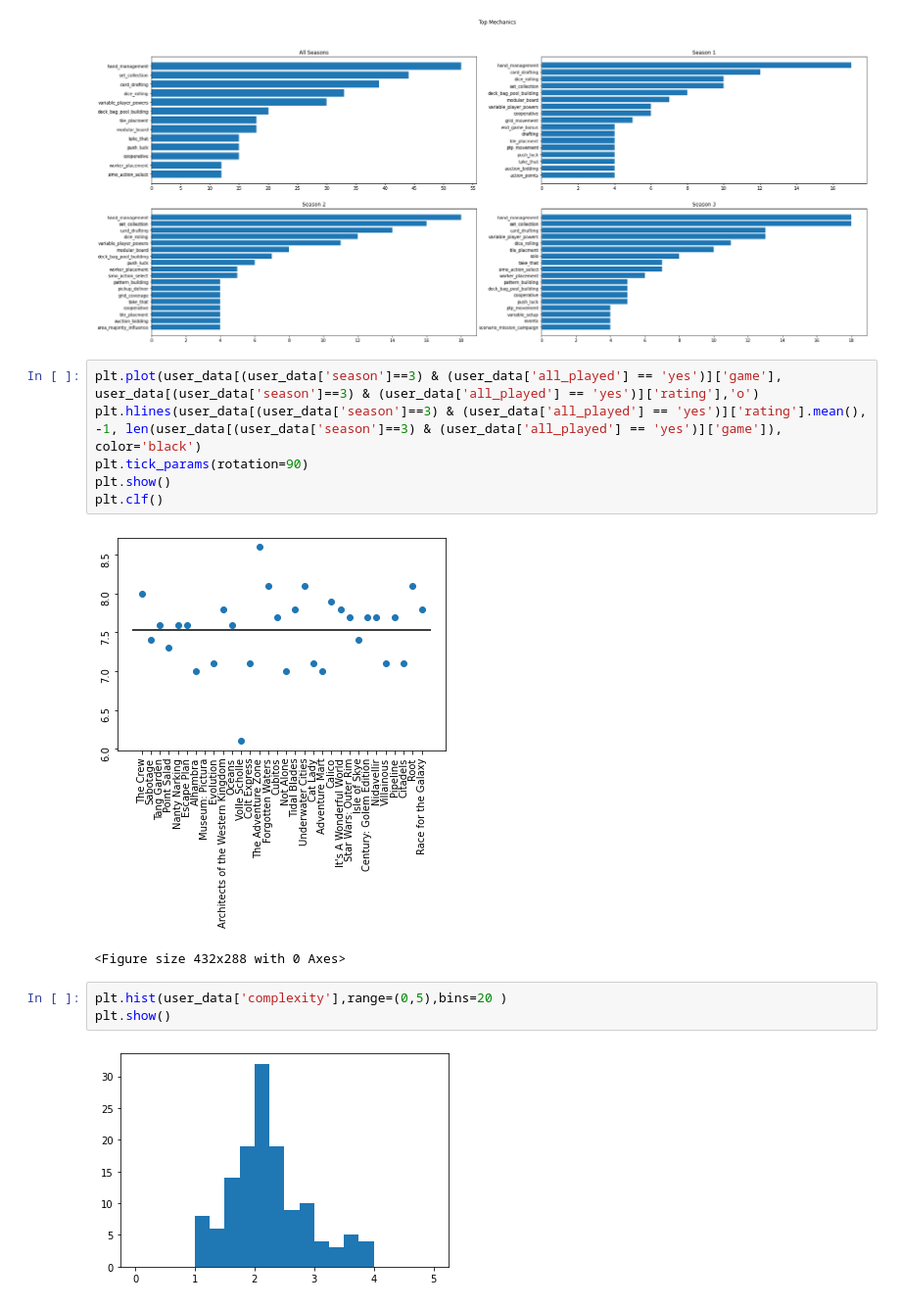
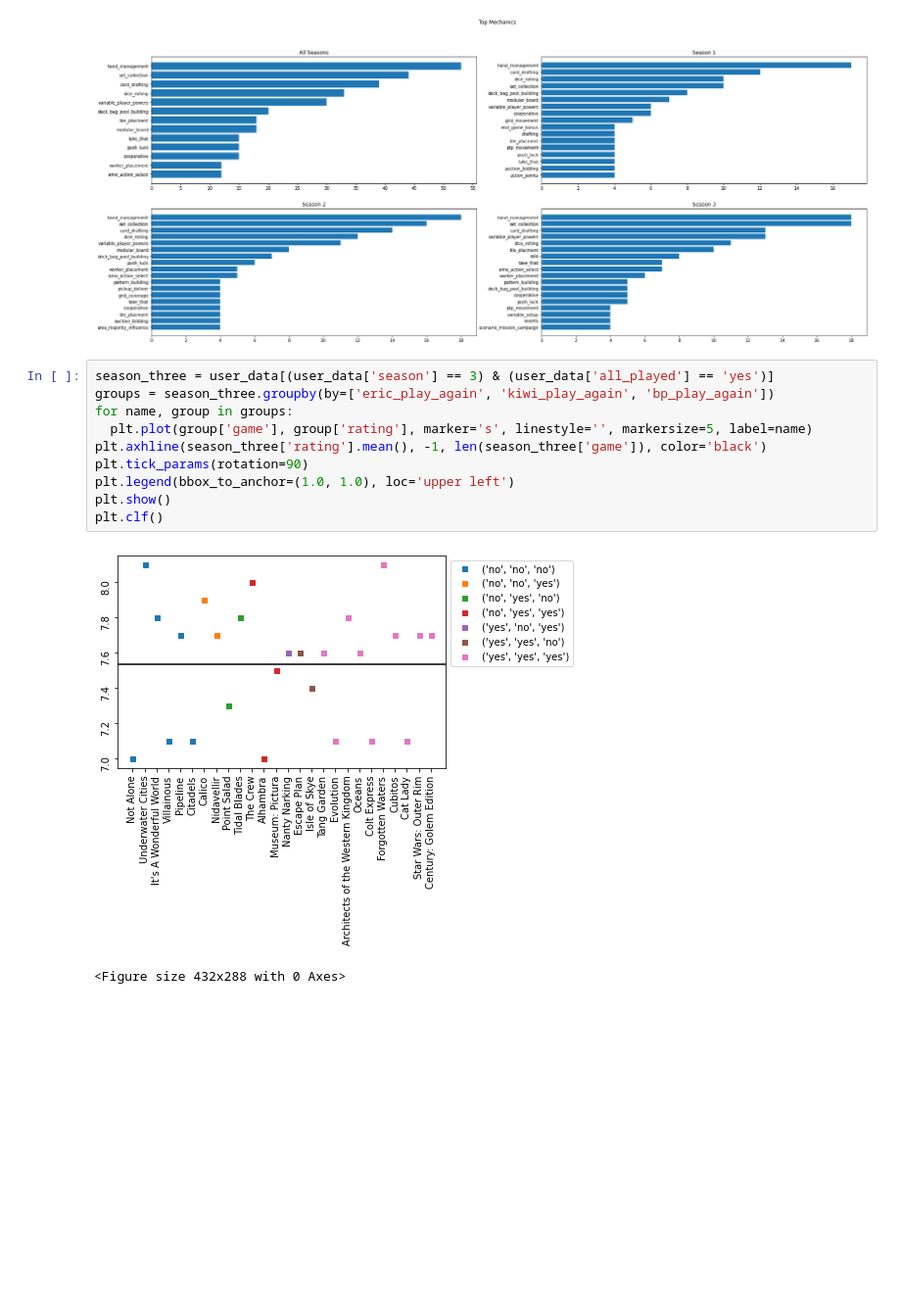
Before and after one commit to PNJaenichen/PNJaenichen.github.io, a Jupyter notebook: projects/firstTurnData/FTDataAnalysis.ipynb, the cells around one changed output. Shown at 98% size. Cells and saved outputs as stored; diff of their text form; blank space fills up the shorter version.

```diff
--- a/projects/firstTurnData/FTDataAnalysis.ipynb
+++ b/projects/firstTurnData/FTDataAnalysis.ipynb
@@ -139,17 +140,16 @@ build_mech_chart(top_mechanics, 223, 2)
 build_mech_chart(top_mechanics, 224, 3)
 # %% [output]
 [figure]
-# %%
-plt.plot(user_data[(user_data['season']==3) & (user_data['all_played'] == 'yes')]['game'], user_data[(user_data['season']==3) & (user_data['all_played'] == 'yes')]['rating'],'o')
-plt.hlines(user_data[(user_data['season']==3) & (user_data['all_played'] == 'yes')]['rating'].mean(), -1, len(user_data[(user_data['season']==3) & (user_data['all_played'] == 'yes')]['game']), color='black')
-plt.tick_params(rotation=90)
-plt.show()
-plt.clf()
-# %% [output]
-[figure, removed]
-<Figure size 432x288 with 0 Axes>
-# %%
-plt.hist(user_data['complexity'],range=(0,5),bins=20 )
-plt.show()
-# %% [output]
-[figure, removed]
+# %%
+season_three = user_data[(user_data['season'] == 3) & (user_data['all_played'] == 'yes')]
+groups = season_three.groupby(by=['eric_play_again', 'kiwi_play_again', 'bp_play_again'])
+for name, group in groups:
+  plt.plot(group['game'], group['rating'], marker='s', linestyle='', markersize=5, label=name)
+plt.axhline(season_three['rating'].mean(), -1, len(season_three['game']), color='black')
+plt.tick_params(rotation=90)
+plt.legend(bbox_to_anchor=(1.0, 1.0), loc='upper left')
+plt.show()
+plt.clf()
+# %% [output]
+[figure, added]
+<Figure size 432x288 with 0 Axes>
```
Also changed, not shown: parts of 8 cells of this notebook.
